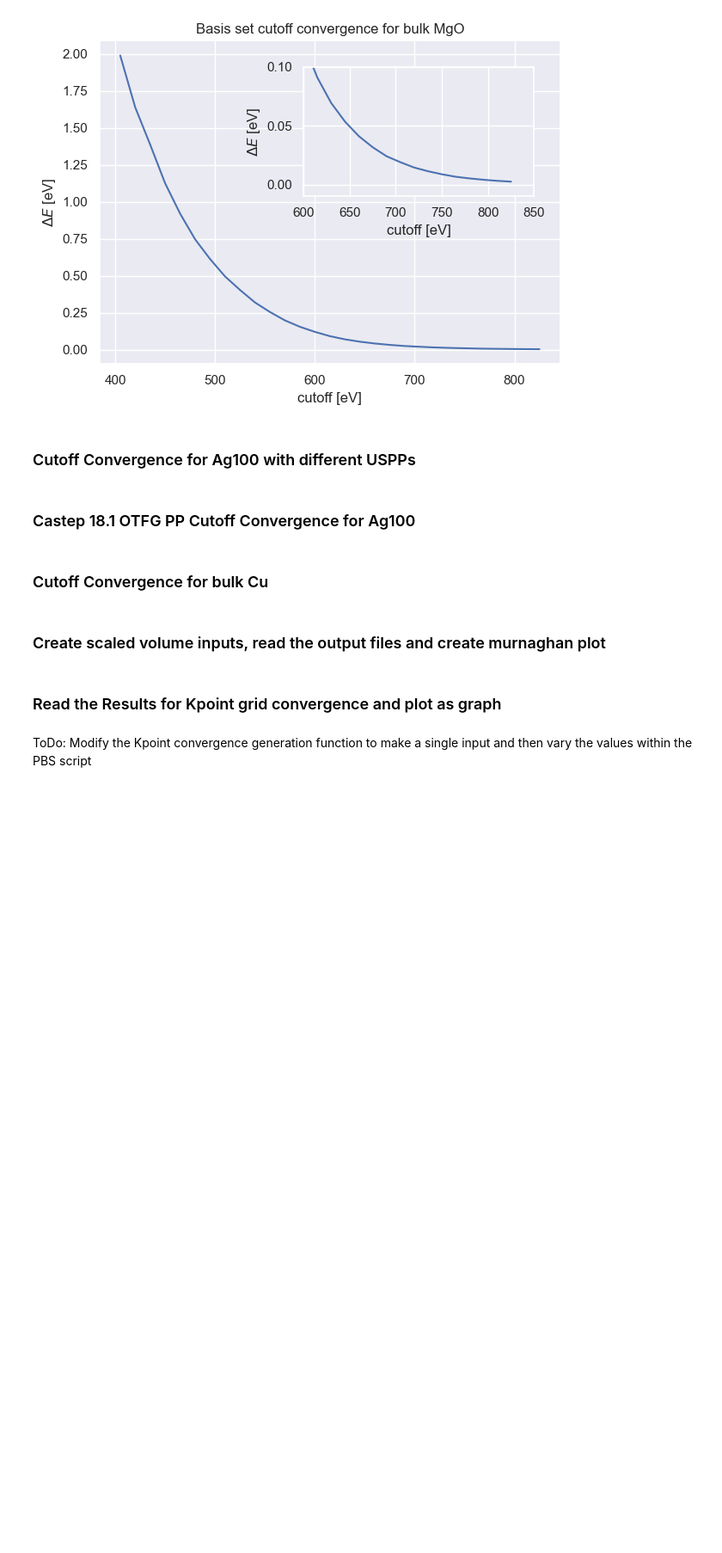
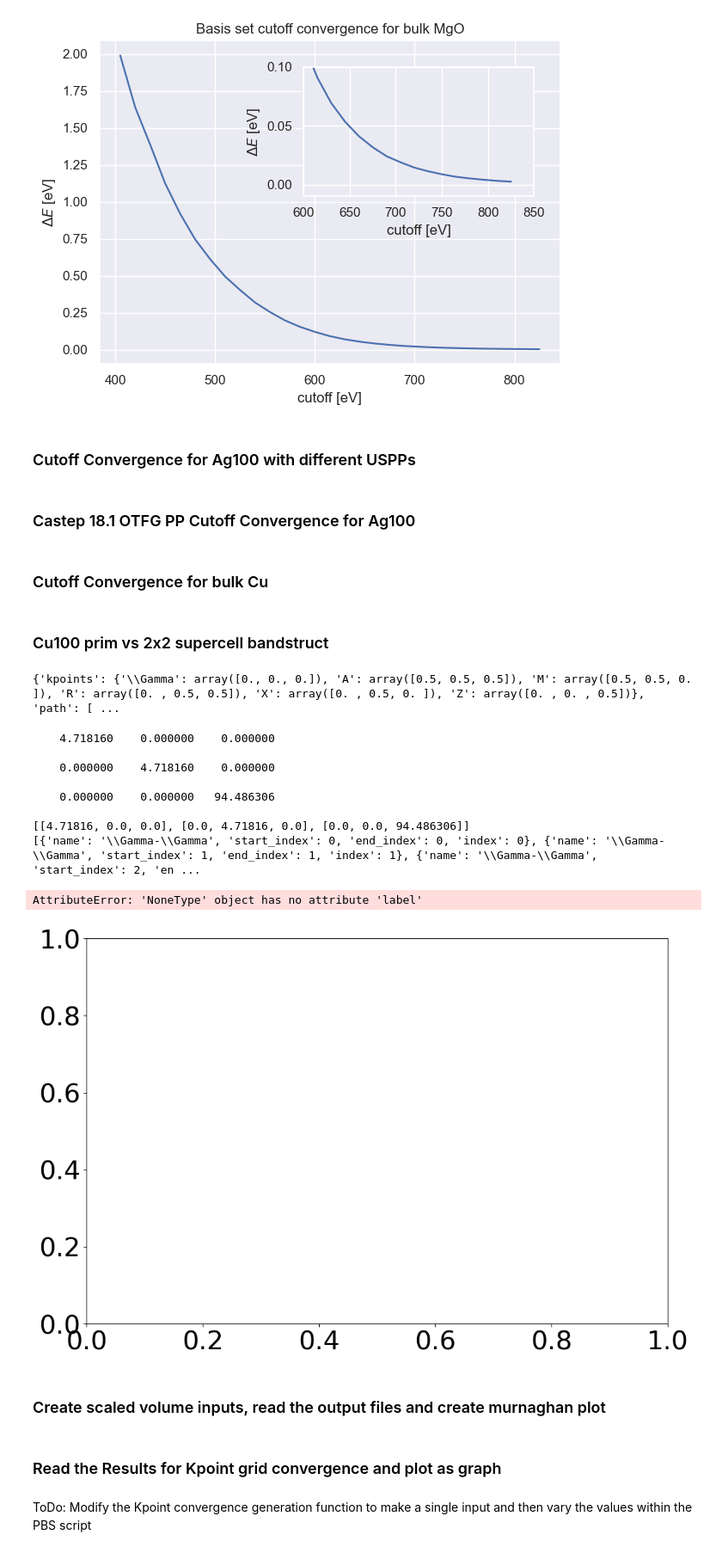
Before and after one commit to wuppersaver/photoemission, a Jupyter notebook: Plotting.ipynb, the cells around one changed output. Shown at 86% size. Saved outputs shown, nothing was run; the diff lists cells and outputs as text; code cells hidden in the pictures; blank space fills up the shorter version.

Commit message:
Changed Bandstructure Plotting Changed some details in the bandstructure plotting functions

```diff
--- a/Plotting.ipynb
+++ b/Plotting.ipynb
@@ -293,3 +298,5 @@ graph.set(xlabel = 'k-point grid #x#x#', ylabel = r'$\Delta E_{tot}$', title = '
 graph.set(xlim = (5.9,18), ylim =  (-0.01,0.1))
 plt.legend(labels=[r'PBE','PBEsol',r'$\frac{1}{2}kT$'])
 plt.savefig('./structures/plots/comparison_kpoints_zoom.png',dpi = 250)
+# %% [markdown]
+### Cu100 prim vs 2x2 supercell bandstruct
@@ -296,3 +374,24 @@ plt.savefig('./structures/plots/comparison_kpoints_zoom.png',dpi = 250)
+# %%
+kpt =  KPathSetyawanCurtarolo(SpacegroupAnalyzer(read_cell2pmg('./structures/Cu100_1x1/Cu100_1x1_geometry.cell')).get_primitive_standard_structure())
+print(kpt.kpath)
+# %% [output]
+{'kpoints': {'\\Gamma': array([0., 0., 0.]), 'A': array([0.5, 0.5, 0.5]), 'M': array([0.5, 0.5, 0. ]), 'R': array([0. , 0.5, 0.5]), 'X': array([0. , 0.5, 0. ]), 'Z': array([0. , 0. , 0.5])}, 'path': [ ...
+# %%
+prim_bands = read_bands2pmg('./structures/Cu100_1x1/')
+print(prim_bands.get_branch(0))
+plotter =  BSPlotter(prim_bands)
+plotter.get_plot(ylim=[-7,12])
+# %% [output]
+    4.718160    0.000000    0.000000
+
+    0.000000    4.718160    0.000000
+
+    0.000000    0.000000   94.486306
+
+[[4.71816, 0.0, 0.0], [0.0, 4.71816, 0.0], [0.0, 0.0, 94.486306]]
+[{'name': '\\Gamma-\\Gamma', 'start_index': 0, 'end_index': 0, 'index': 0}, {'name': '\\Gamma-\\Gamma', 'start_index': 1, 'end_index': 1, 'index': 1}, {'name': '\\Gamma-\\Gamma', 'start_index': 2, 'en ...
+AttributeError: 'NoneType' object has no attribute 'label'
+[figure, added]
 # %% [markdown]
 ### Create scaled volume inputs, read the output files and create murnaghan plot
 # %%
```
Also changed, not shown: parts of 6 cells of this notebook, 1 other file.
